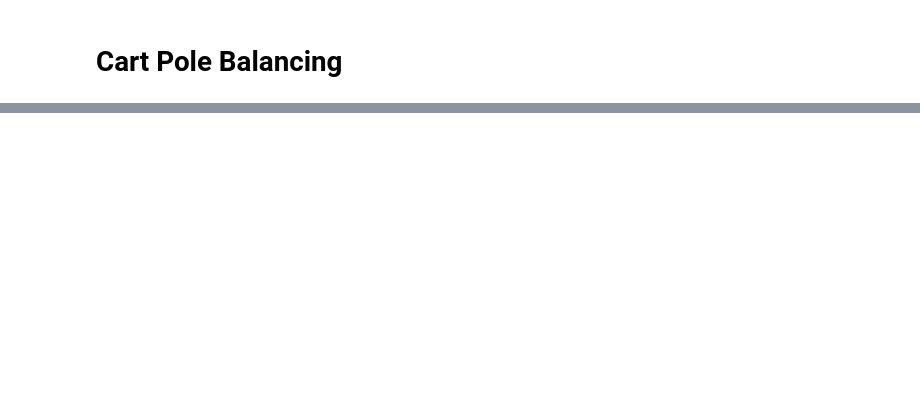
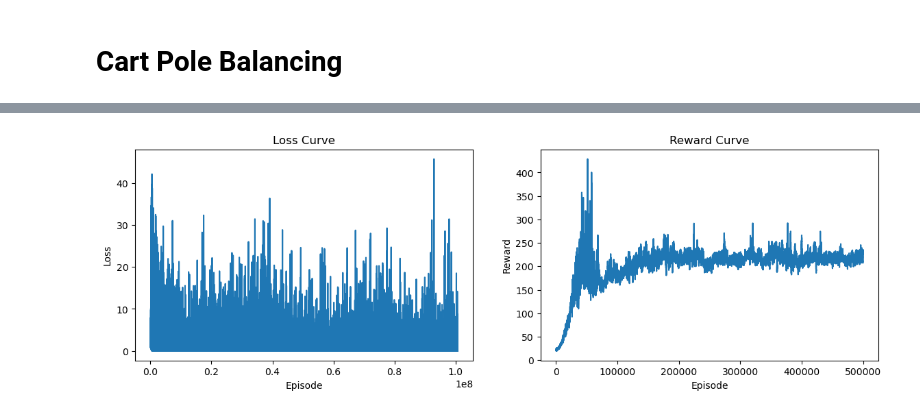
Before and after one commit to LaeRome/Q-learning-Cart-Pole, a Jupyter notebook: Example-Cart-Pole.ipynb, the cells around one changed output, grey strips where cells are left out. Cells and saved outputs as stored; diff of their text form; code cells hidden in the pictures; blank space fills up the shorter version.

Commit message:
Longer play time, over 500k episodes

```diff
--- a/Example-Cart-Pole.ipynb
+++ b/Example-Cart-Pole.ipynb
@@ -213,0 +184,27 @@ plt.show()
+# %%
+
+# Function to calculate the moving average
+def moving_average(data, window_size):
+    return np.convolve(data, np.ones(window_size)/window_size, mode='valid')
+
+# Calculate the moving average with a window size of 100
+smoothed_losses = moving_average(agent.all_losses, 100)
+smoothed_rewards = moving_average(agent.all_rewards, 100)
+
+# Plotting the loss and reward curves
+plt.figure(figsize=(14, 4))
+plt.subplot(1, 2, 1)
+plt.plot(smoothed_losses)
+plt.title("Loss Curve")
+plt.xlabel("Episode")
+plt.ylabel("Loss")
+
+plt.subplot(1, 2, 2)
+plt.plot(smoothed_rewards)
+plt.title("Reward Curve")
+plt.xlabel("Episode")
+plt.ylabel("Reward")
+
+plt.show()
+# %% [output]
+[figure, added]
```
Also changed, not shown: parts of 4 cells of this notebook.
